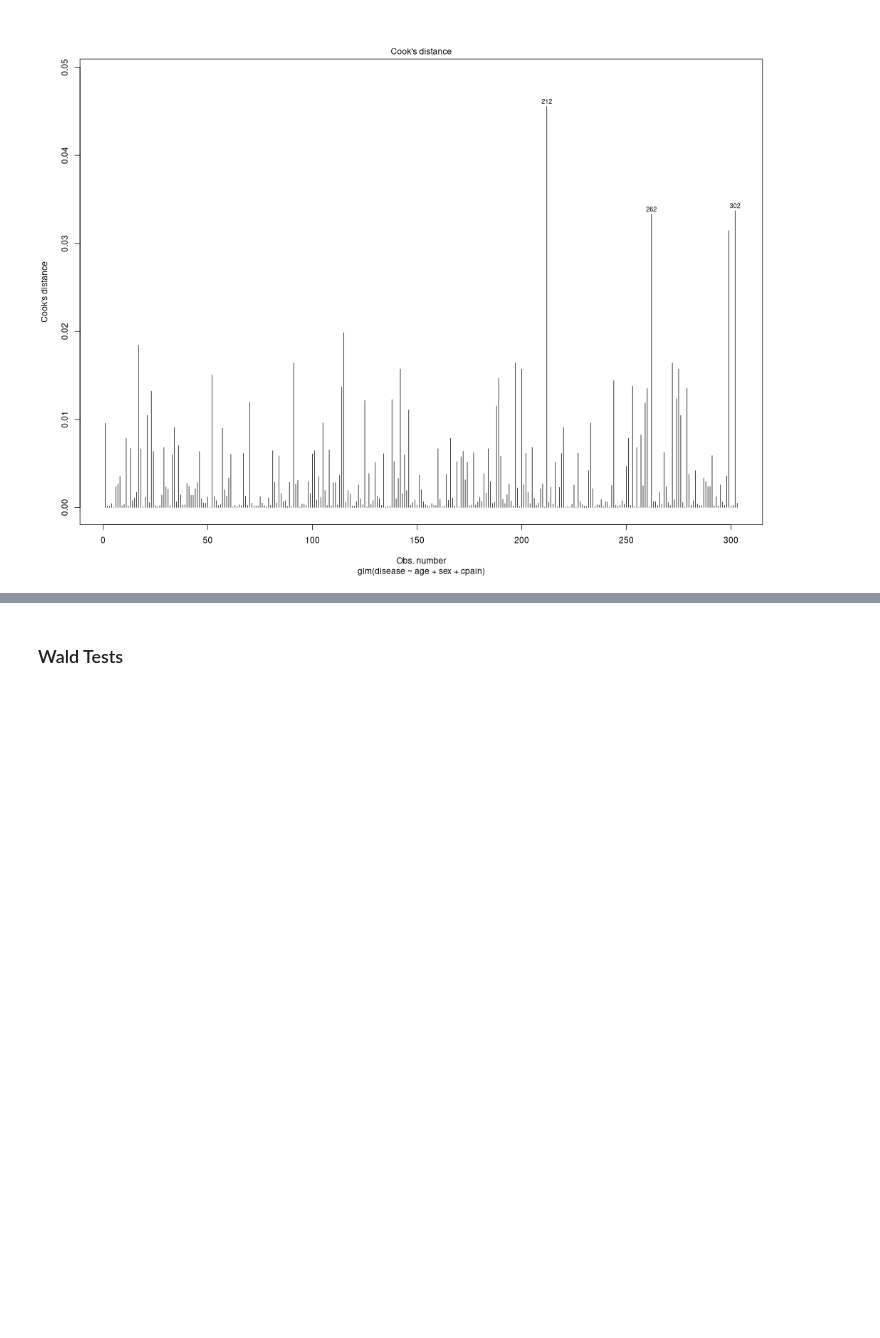
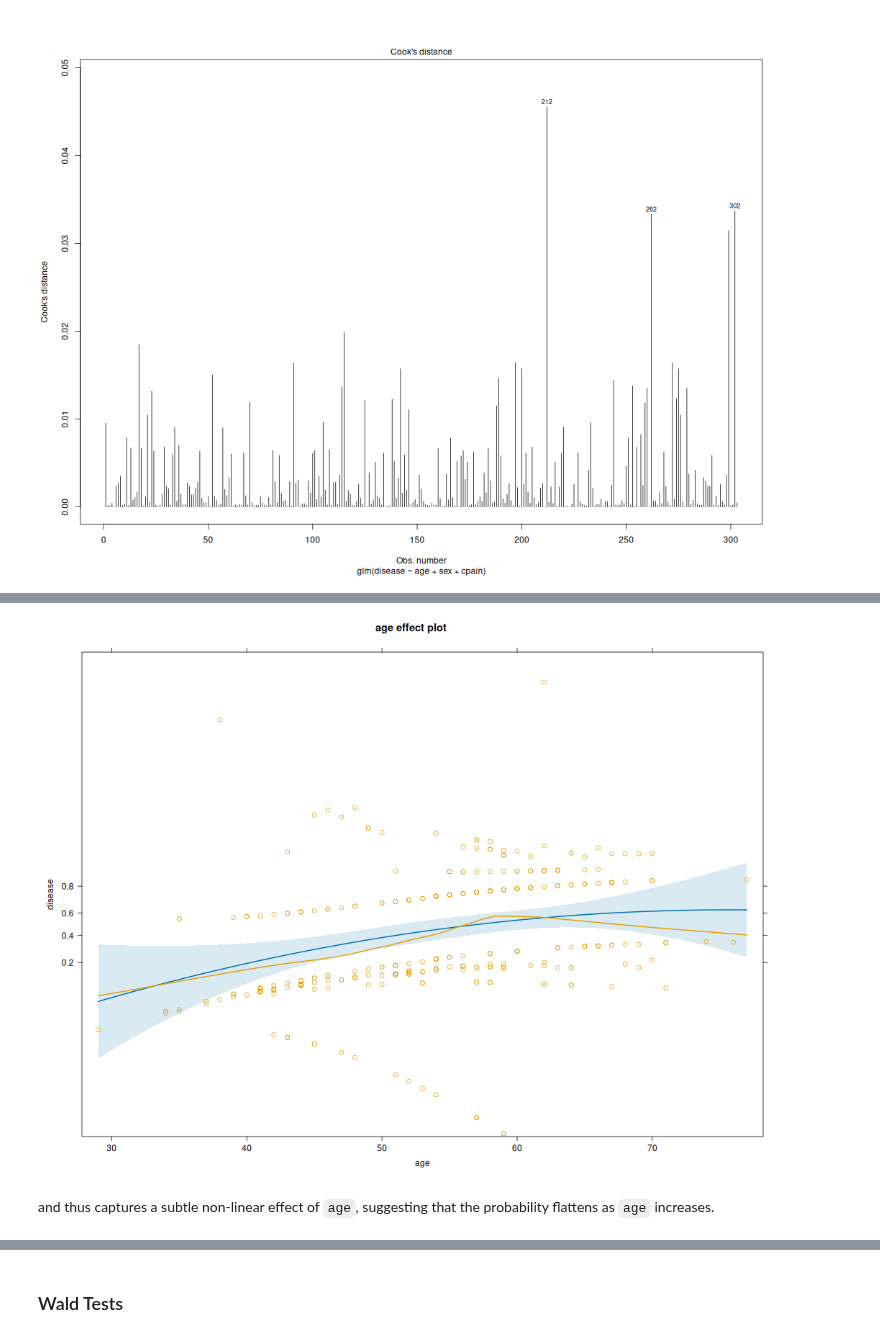
Before and after one commit to PCHN63112-Generalised-Linear-Mixed/logistic-regression, a Jupyter notebook: 1.binary-logistic/4.R.ipynb, the cells around one changed output, grey strips where cells are left out. Cells and saved outputs as stored; diff of their text form; code cells hidden in the pictures; blank space fills up the shorter version.

```diff
--- a/1.binary-logistic/4.R.ipynb
+++ b/1.binary-logistic/4.R.ipynb
@@ -204,3 +244,0 @@ We can then exponentiate these values to give us the odds of heart disease for f
-# %%
-sex.odds <- exp(effs$sex$fit)
-print(sex.odds)
@@ -242,2 +283,12 @@ plot(allEffects(mod, partial.residuals=TRUE))
+# %%
+mod.quad <- glm(disease ~ poly(age,2) + sex + cpain, # model formula
+                family=binomial(link=logit),         # binomial family w/logit link
+                data=cleveland)                      # dataset
+
+plot(effect('poly(age,2)', mod.quad, partial.residuals=TRUE))
+# %% [output]
+[figure, added]
+# %% [markdown]
+and thus captures a subtle non-linear effect of `age`, suggesting that the probability flattens as `age` increases.
 # %% [markdown]
 #### Options for Scaling Effects Displays
```
Also changed, not shown: parts of 35 cells of this notebook.
